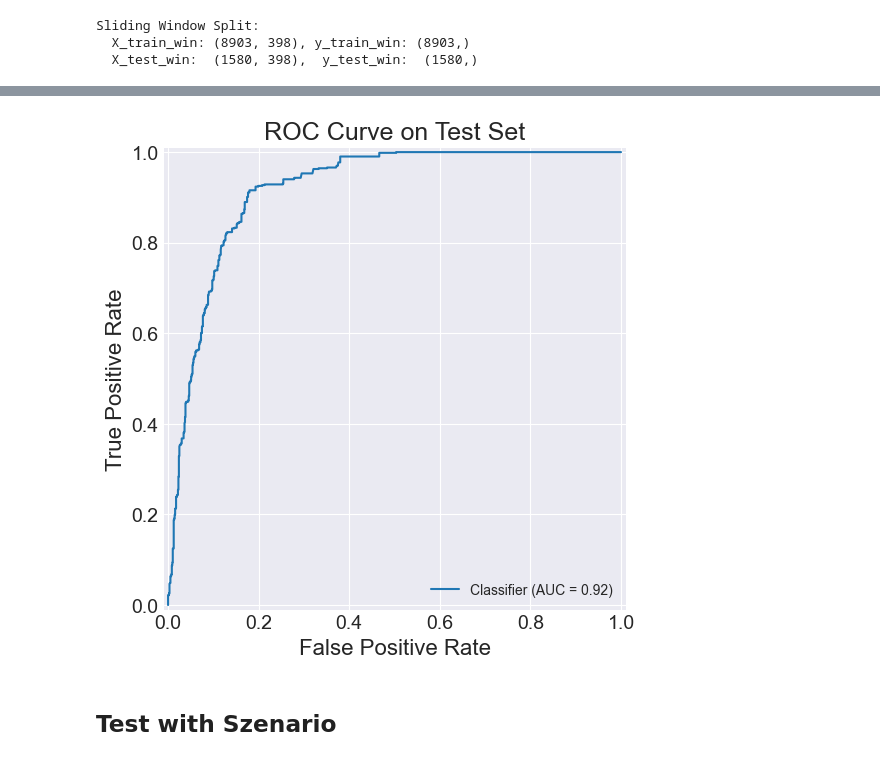
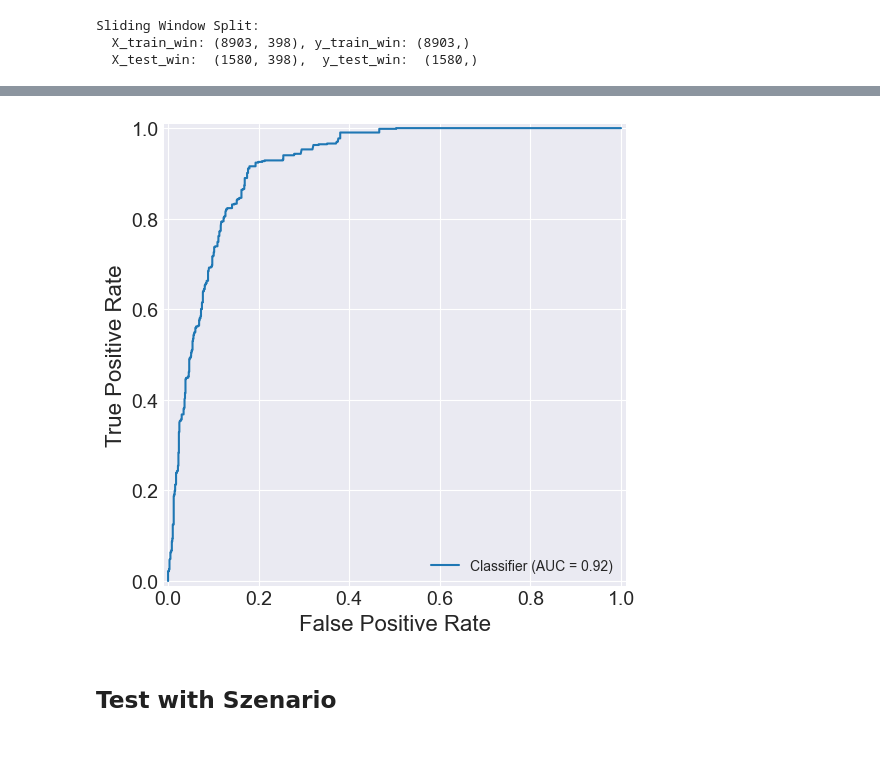
Before and after one commit to gutentag2012/master-knob-data-analysis, a Jupyter notebook: final_binary_classic_sliding.ipynb, the cells around one changed output, grey strips where cells are left out. Drawn from its saved outputs; the diff is of its cells as text; code cells hidden in the pictures.

```diff
--- a/final_binary_classic_sliding.ipynb
+++ b/final_binary_classic_sliding.ipynb
@@ -1031,26 +1006,25 @@ plt.show()
 # %%
 # draw a receiver operating characteristic (ROC) curve for the best model
 from sklearn.metrics import RocCurveDisplay
 y_test_pred_probs = best_model.predict_proba(X_test_win)[:, 1]
 
 fig, ax = plt.subplots(figsize=(10, 6))
 roc_display = RocCurveDisplay.from_predictions(
     y_test_win,
     y_test_pred_probs,
     ax=ax
 )
 
 roc_display.ax_.set_xlabel("False Positive Rate", fontsize=16)   # x-axis
 roc_display.ax_.set_ylabel("True Positive Rate", fontsize=16)    # y-axis
 roc_display.ax_.tick_params(axis='both', labelsize=12)          # tick labels
-disp .ax_.legend(fontsize=12)
+disp .ax_.legend(fontsize=14)
 
 plt.xticks(fontsize=14)
 plt.yticks(fontsize=14)
-plt.title("ROC Curve on Test Set", fontsize=18)
 plt.show()
 # %% [output]
-[figure, old version]
+[figure, new version]
 # %% [markdown]
 ## Test with Szenario
 # %%
```
Also changed, not shown: parts of 9 cells of this notebook, 28 other files.
